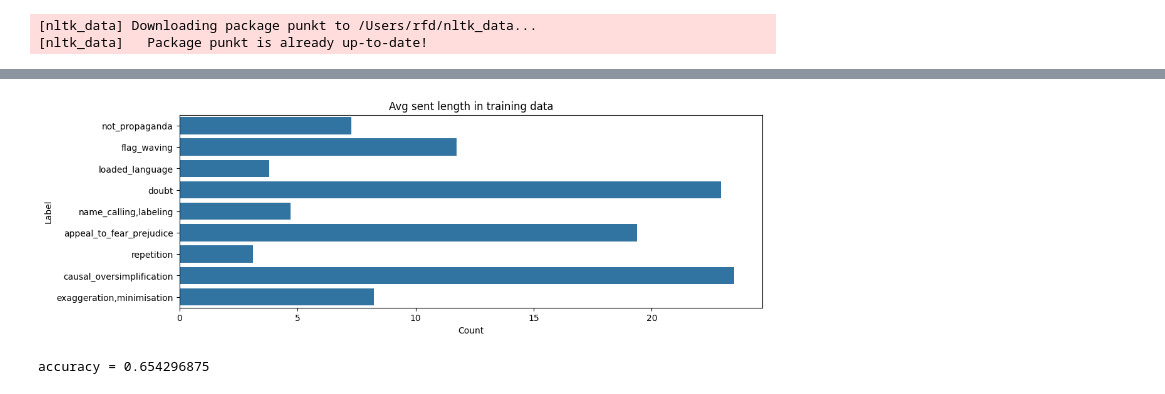
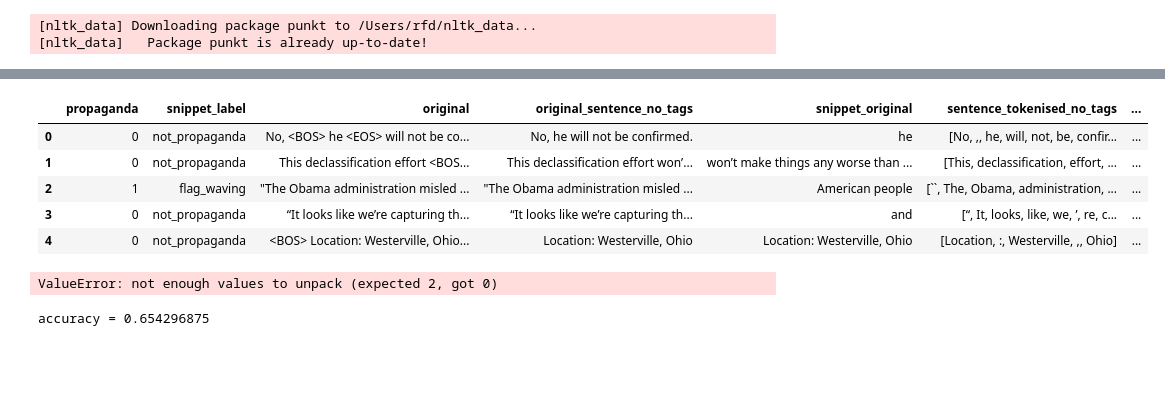
Before and after one commit to raymondfdavey/NLP_ASSESSMENT, a Jupyter notebook: NLE_assessment.ipynb, the cells around one changed output, grey strips where cells are left out. Saved outputs shown, nothing was run; the diff lists cells and outputs as text; code cells hidden in the pictures; blank space fills up the shorter version.

```diff
--- a/NLE_assessment.ipynb
+++ b/NLE_assessment.ipynb
@@ -220,3 +239,12 @@ train_df.head()
+# %%
+transformed_train_df.head()
+# %% [output]
+|  | propaganda | snippet_label | original | original_sentence_no_tags | snippet_original | sentence_tokenised_no_tags | ... |
+| 0 | 0 | not_propaganda | No, <BOS> he <EOS> will not be co... | No, he will not be confirmed. | he | [No, ,, he, will, not, be, confir... | ... |
+| 1 | 0 | not_propaganda | This declassification effort <BOS... | This declassification effort won’... | won’t make things any worse than ... | [This, declassification, effort, ... | ... |
+| 2 | 1 | flag_waving | "The Obama administration misled ... | "The Obama administration misled ... | American people | [``, The, Obama, administration, ... | ... |
+| 3 | 0 | not_propaganda | “It looks like we’re capturing th... | “It looks like we’re capturing th... | and | [“, It, looks, like, we, ’, re, c... | ... |
+| 4 | 0 | not_propaganda | <BOS> Location: Westerville, Ohio... | Location: Westerville, Ohio | Location: Westerville, Ohio | [Location, :, Westerville, ,, Ohio] | ... |
 # %%
 av_snippet_lengths = []
 
@@ -236,10 +264,10 @@ barplot = sns.barplot(x=av_snip_lengths, y=labels)
 
 plt.xlabel('Count')  # Optional: customize X-axis label
 plt.ylabel('Label')  # Optional: customize Y-axis label
-plt.title('Avg sent length in training data')  # Optional: add a title
+plt.title('Avg snip length in training data')  # Optional: add a title
 plt.show()
 # %% [output]
-[figure, removed]
+ValueError: not enough values to unpack (expected 2, got 0)
 # %%
 # BINARY CLASSIFICATION PROP NOT PROP (SENTS)
 
```
Also changed, not shown: parts of 14 cells of this notebook, 5 other files.
